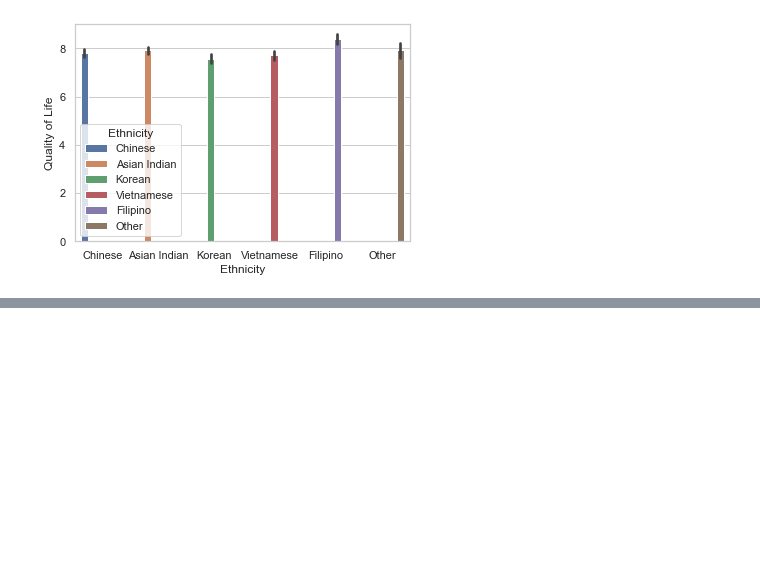
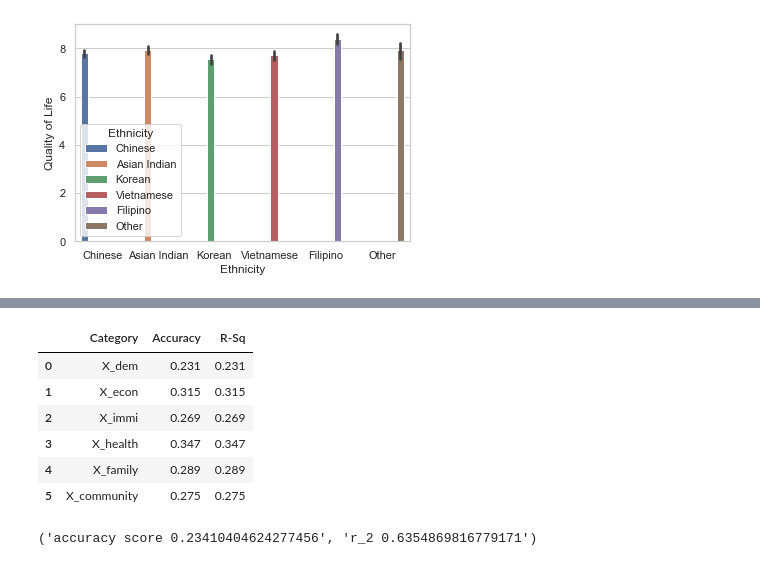
Before and after one commit to valerie-bit/senior-capstone, a Jupyter notebook: valerie-tseng-capstone-proposal.ipynb, the cells around one changed output, grey strips where cells are left out. Cells and saved outputs as stored; diff of their text form; code cells hidden in the pictures; blank space fills up the shorter version.

```diff
--- a/valerie-tseng-capstone-proposal.ipynb
+++ b/valerie-tseng-capstone-proposal.ipynb
@@ -142,0 +429,15 @@ fig = sns.barplot(x="Ethnicity", y="Quality of Life",
+# %%
+results_df.round(3)
+# %% [output]
+|  | Category | Accuracy | R-Sq |
+| 0 | X_dem | 0.231 | 0.231 |
+| 1 | X_econ | 0.315 | 0.315 |
+| 2 | X_immi | 0.269 | 0.269 |
+| 3 | X_health | 0.347 | 0.347 |
+| 4 | X_family | 0.289 | 0.289 |
+| 5 | X_community | 0.275 | 0.275 |
+# %%
+dem_acc = createClassifier(X_dem, y)
+dem_acc
+# %% [output]
+('accuracy score 0.23410404624277456', 'r_2 0.6354869816779171')
```
Also changed, not shown: parts of 44 cells of this notebook.
